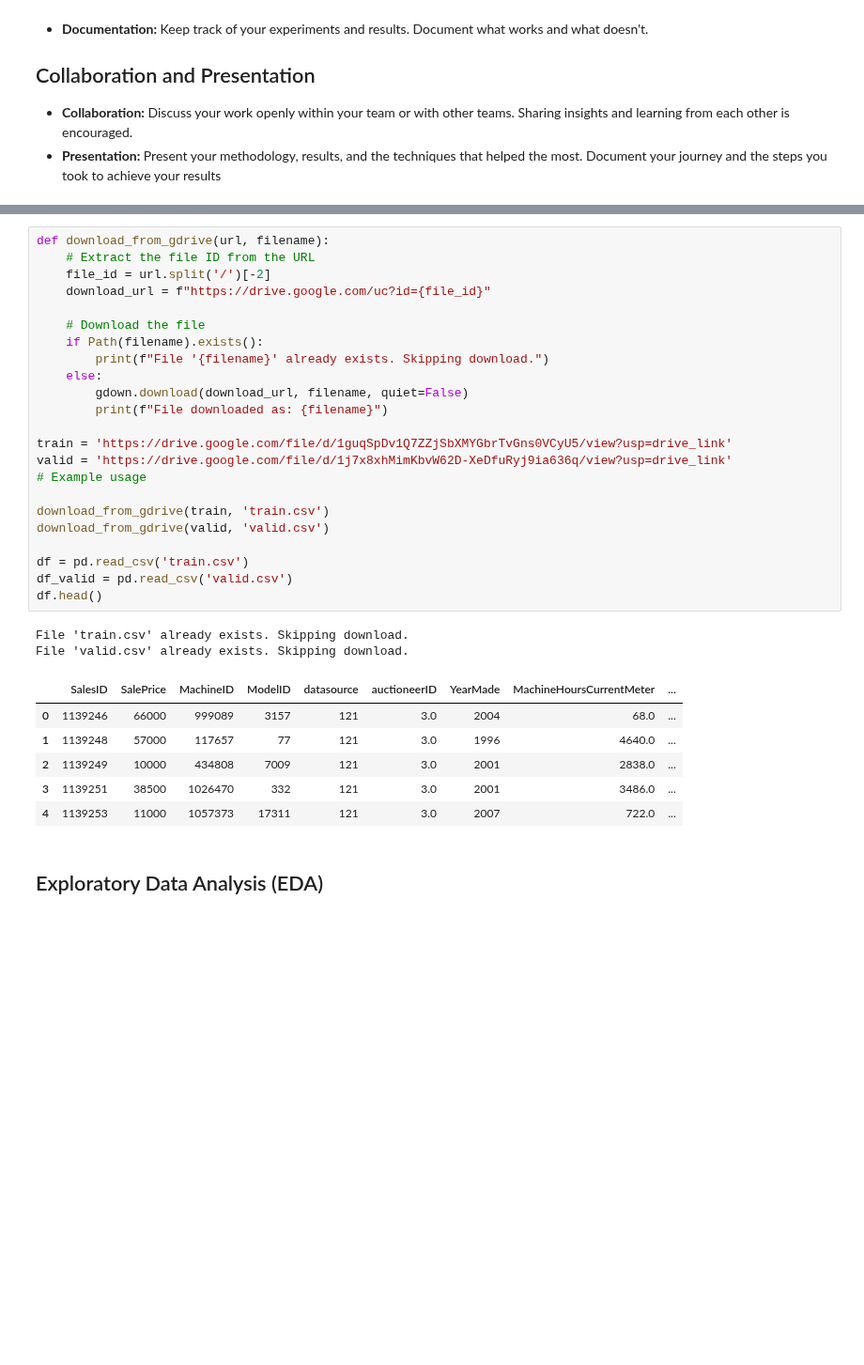
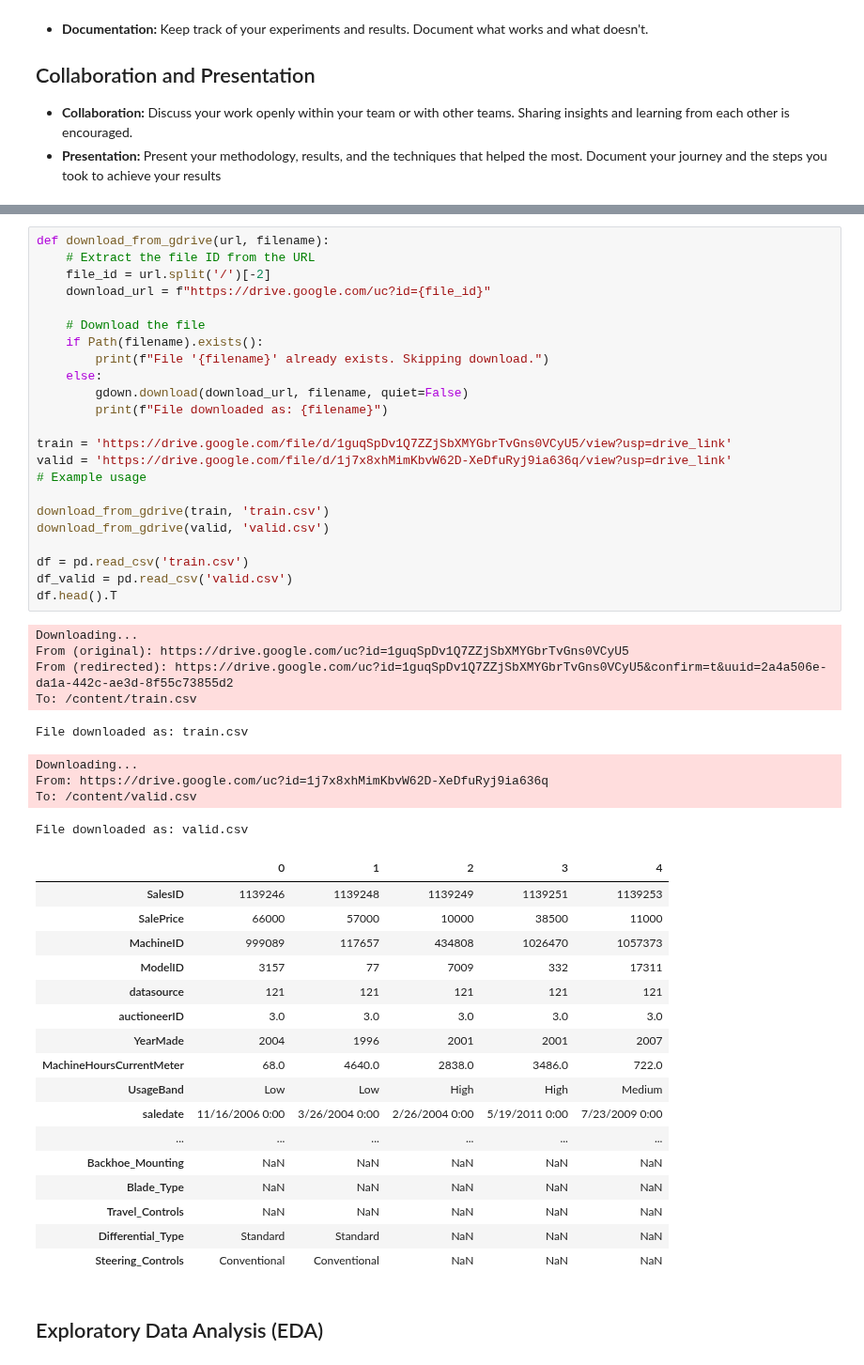
Before and after one commit to IlyaZutler/Project_2-Trucks, a Jupyter notebook: DM _ Project_2_3.ipynb, the cells around one changed output, grey strips where cells are left out. Shown at 94% size. Saved outputs shown, nothing was run; the diff lists cells and outputs as text; blank space fills up the shorter version.

```diff
--- a/DM _ Project_2_3.ipynb
+++ b/DM _ Project_2_3.ipynb
@@ -123,35 +129,53 @@ from sklearn.metrics import mean_squared_error, r2_score, mean_absolute_error
 # %%
 def download_from_gdrive(url, filename):
     # Extract the file ID from the URL
     file_id = url.split('/')[-2]
     download_url = f"https://drive.google.com/uc?id={file_id}"
 
     # Download the file
     if Path(filename).exists():
         print(f"File '{filename}' already exists. Skipping download.")
     else:
         gdown.download(download_url, filename, quiet=False)
         print(f"File downloaded as: {filename}")
 
 train = 'https://drive.google.com/file/d/1guqSpDv1Q7ZZjSbXMYGbrTvGns0VCyU5/view?usp=drive_link'
 valid = 'https://drive.google.com/file/d/1j7x8xhMimKbvW62D-XeDfuRyj9ia636q/view?usp=drive_link'
 # Example usage
 
 download_from_gdrive(train, 'train.csv')
 download_from_gdrive(valid, 'valid.csv')
 
 df = pd.read_csv('train.csv')
 df_valid = pd.read_csv('valid.csv')
-df.head()
+df.head().T
 # %% [output]
-File 'train.csv' already exists. Skipping download.
-File 'valid.csv' already exists. Skipping download.
+Downloading...
+From (original): https://drive.google.com/uc?id=1guqSpDv1Q7ZZjSbXMYGbrTvGns0VCyU5
+From (redirected): https://drive.google.com/uc?id=1guqSpDv1Q7ZZjSbXMYGbrTvGns0VCyU5&confirm=t&uuid=2a4a506e-da1a-442c-ae3d-8f55c73855d2
+To: /content/train.csv
+File downloaded as: train.csv
+Downloading...
+From: https://drive.google.com/uc?id=1j7x8xhMimKbvW62D-XeDfuRyj9ia636q
+To: /content/valid.csv
+File downloaded as: valid.csv
-|  | SalesID | SalePrice | MachineID | ModelID | datasource | auctioneerID | YearMade | MachineHoursCurrentMeter | ... |
-| 0 | 1139246 | 66000 | 999089 | 3157 | 121 | 3.0 | 2004 | 68.0 | ... |
-| 1 | 1139248 | 57000 | 117657 | 77 | 121 | 3.0 | 1996 | 4640.0 | ... |
-| 2 | 1139249 | 10000 | 434808 | 7009 | 121 | 3.0 | 2001 | 2838.0 | ... |
-| 3 | 1139251 | 38500 | 1026470 | 332 | 121 | 3.0 | 2001 | 3486.0 | ... |
-| 4 | 1139253 | 11000 | 1057373 | 17311 | 121 | 3.0 | 2007 | 722.0 | ... |
+|  | 0 | 1 | 2 | 3 | 4 |
+| SalesID | 1139246 | 1139248 | 1139249 | 1139251 | 1139253 |
+| SalePrice | 66000 | 57000 | 10000 | 38500 | 11000 |
+| MachineID | 999089 | 117657 | 434808 | 1026470 | 1057373 |
+| ModelID | 3157 | 77 | 7009 | 332 | 17311 |
+| datasource | 121 | 121 | 121 | 121 | 121 |
+| auctioneerID | 3.0 | 3.0 | 3.0 | 3.0 | 3.0 |
+| YearMade | 2004 | 1996 | 2001 | 2001 | 2007 |
+| MachineHoursCurrentMeter | 68.0 | 4640.0 | 2838.0 | 3486.0 | 722.0 |
+| UsageBand | Low | Low | High | High | Medium |
+| saledate | 11/16/2006 0:00 | 3/26/2004 0:00 | 2/26/2004 0:00 | 5/19/2011 0:00 | 7/23/2009 0:00 |
+| ... | ... | ... | ... | ... | ... |
+| Backhoe_Mounting | NaN | NaN | NaN | NaN | NaN |
+| Blade_Type | NaN | NaN | NaN | NaN | NaN |
+| Travel_Controls | NaN | NaN | NaN | NaN | NaN |
+| Differential_Type | Standard | Standard | NaN | NaN | NaN |
+| Steering_Controls | Conventional | Conventional | NaN | NaN | NaN |
 # %% [markdown]
 ## Exploratory Data Analysis (EDA)
 # %%
```
Also changed, not shown: parts of 16 cells of this notebook.
